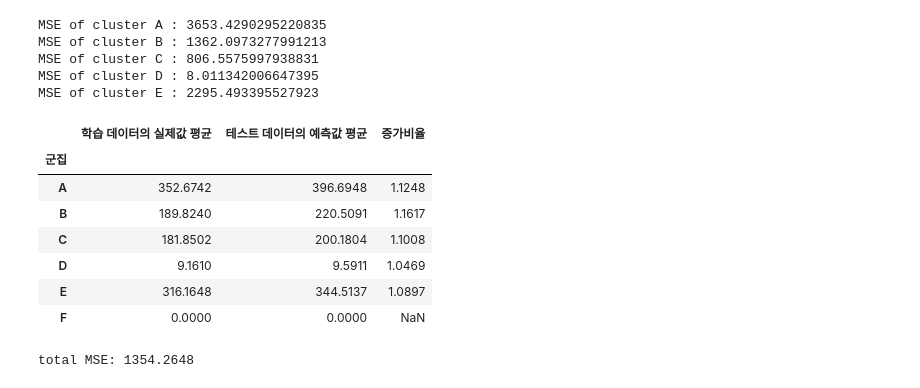
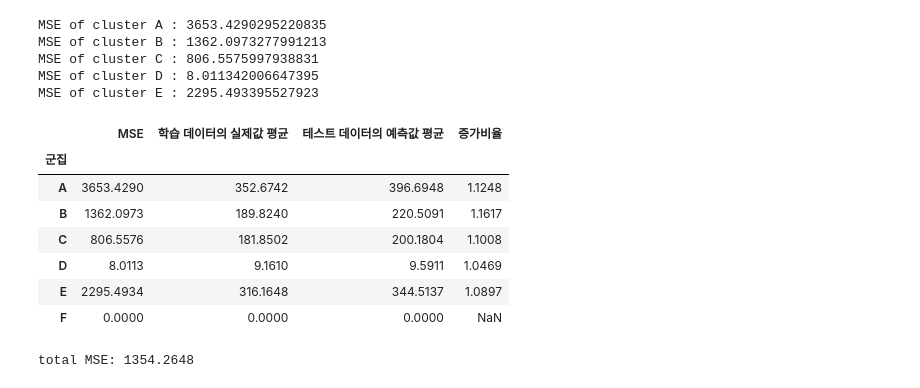
Before and after one commit to govin08/our-socar, a Jupyter notebook: main/code/code_c_forecasting/1c201_0126_forecasting.ipynb, the cells around one changed output. Saved outputs shown, nothing was run; the diff lists cells and outputs as text; code cells hidden in the pictures.

```diff
--- a/main/code/code_c_forecasting/1c201_0126_forecasting.ipynb
+++ b/main/code/code_c_forecasting/1c201_0126_forecasting.ipynb
@@ -388,24 +388,24 @@ MSE of cluster E : 2295.493395527923
 # %%
 from statistics import mean
 mean_y_train_trues = [mean(y_train_true) for y_train_true in y_train_trues]
 mean_y_test_preds = [mean(y_test_pred) for y_test_pred in y_test_preds]
 increasing_ratios = np.array(mean_y_test_preds)/np.array(mean_y_train_trues)
-linear_result = pd.DataFrame({#'MSE':MSEs,
+linear_result = pd.DataFrame({'MSE':MSEs,
                         '학습 데이터의 실제값 평균':mean_y_train_trues,
                         '테스트 데이터의 예측값 평균':mean_y_test_preds,
                         '증가비율':increasing_ratios}, index=cluster_names)
 linear_result.index.name='군집'
 linear_result = linear_result.round(4)
 linear_result
 # %% [output]
-|  | 학습 데이터의 실제값 평균 | 테스트 데이터의 예측값 평균 | 증가비율 |
-| 군집 |  |  |  |
-| A | 352.6742 | 396.6948 | 1.1248 |
-| B | 189.8240 | 220.5091 | 1.1617 |
-| C | 181.8502 | 200.1804 | 1.1008 |
-| D | 9.1610 | 9.5911 | 1.0469 |
-| E | 316.1648 | 344.5137 | 1.0897 |
-| F | 0.0000 | 0.0000 | NaN |
+|  | MSE | 학습 데이터의 실제값 평균 | 테스트 데이터의 예측값 평균 | 증가비율 |
+| 군집 |  |  |  |  |
+| A | 3653.4290 | 352.6742 | 396.6948 | 1.1248 |
+| B | 1362.0973 | 189.8240 | 220.5091 | 1.1617 |
+| C | 806.5576 | 181.8502 | 200.1804 | 1.1008 |
+| D | 8.0113 | 9.1610 | 9.5911 | 1.0469 |
+| E | 2295.4934 | 316.1648 | 344.5137 | 1.0897 |
+| F | 0.0000 | 0.0000 | 0.0000 | NaN |
 # %%
 save(linear_result, "results/1c203_0201_linear_result", "csv")
 # %%
```
Also changed, not shown: 3 other files.
